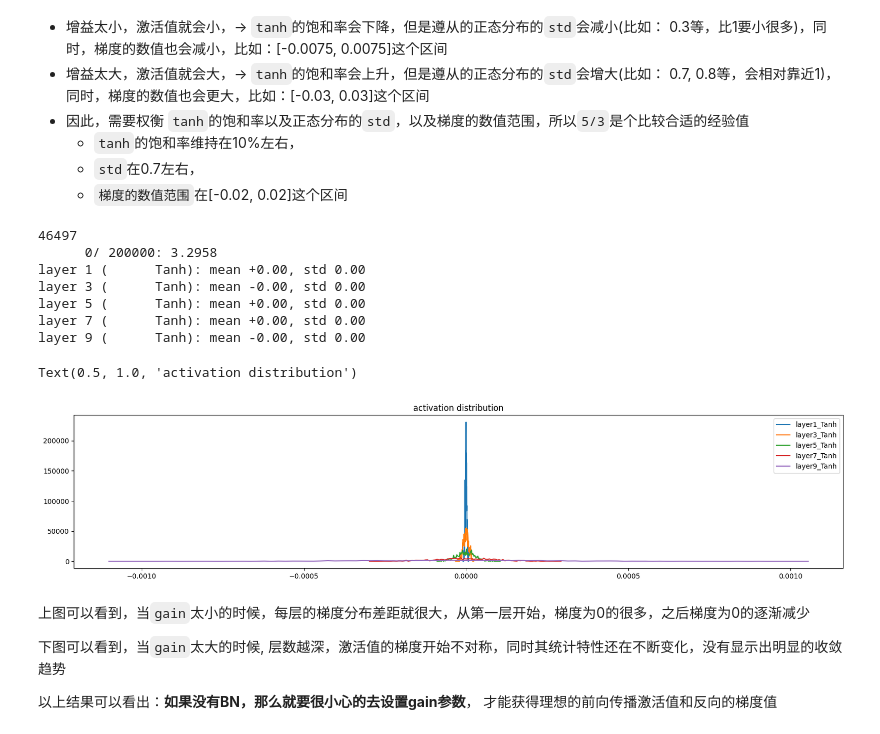
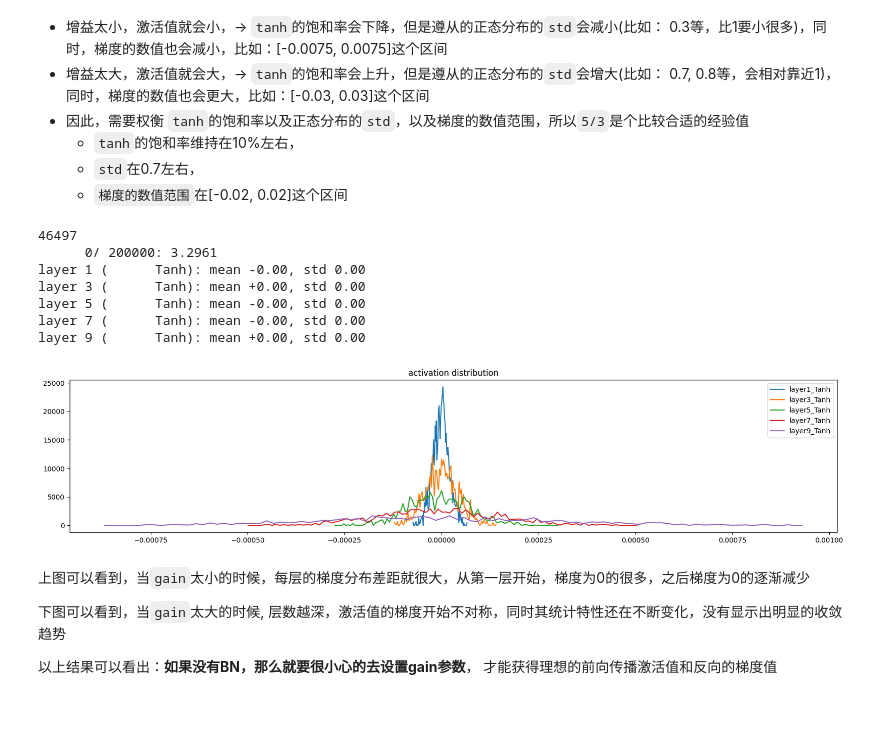
Before and after one commit to CastleDream/learnGPTfromScratch, a Jupyter notebook: code/4_MLP2_demo.ipynb, the cells around one changed output. Cells and saved outputs as stored; diff of their text form; code cells hidden in the pictures.

```diff
--- a/code/4_MLP2_demo.ipynb
+++ b/code/4_MLP2_demo.ipynb
@@ -125,7 +125,7 @@ a.weight.shape[0]
 # %% [markdown]
 ## 网络定义
 # %%
-def run(gain):
+def run(gain, normal_run = False):
     n_embd = 10 # the dimensionality of the character embedding vectors
     n_hidden = 100 # the number of neurons in the hidden layer of the MLP
     g = torch.Generator().manual_seed(2147483647) # for reproducibility
@@ -190,7 +190,13 @@ def run(gain):
       if i % 10000 == 0: # print every once in a while
         print(f'{i:7d}/{max_steps:7d}: {loss.item():.4f}')
       lossi.append(loss.log10().item())
-      break # AFTER_DEBUG: would take out obviously to run full optimization
-    return layers
+
+      # 只运行1次，就break，查看初始化状态；运行1000次看状态，看反向传播不同层的梯度更新速度
+      if normal_run:
+          if i >= 1000:
+              break
+      else:
+          break # AFTER_DEBUG: would take out obviously to run full optimization
+    return layers,parameters
 # %% [markdown]
 只执行了一次前向和反向，相当于此时模型参数虽然更新了，但是还没有计算损失，因此，反映的是利用初始化状态来计算梯度的情况
@@ -325,29 +336,17 @@ Text(0.5, 1.0, 'activation distribution')
   + `std`在0.7左右，
   + `梯度的数值范围`在[-0.02, 0.02]这个区间
 # %%
-layers = run(gain = 0.3) # gain = 1   gain = 0.5
-plt.figure(figsize=(20, 4))
-legends = []
-for i, layer in enumerate(layers[:-1]):
-  if isinstance(layer, Tanh):
-  # if isinstance(layer, Linear):
-    t = layer.out.grad
-    print('layer %d (%10s): mean %+.2f, std %.2f' % (i, layer.__class__.__name__, t.mean(), t.std()))
-    hy, hx = torch.histogram(t, density=True)
-    plt.plot(hx[:-1].detach(), hy.detach())
-    legends.append(f'layer{i}_{layer.__class__.__name__}')
-plt.legend(legends);
-plt.title('activation distribution')
+layers, _ = run(gain = 0.5) # gain = 1   gain = 0.5
+plot_out_grad(layers)
 # %% [output]
 46497
-      0/ 200000: 3.2958
-layer 1 (      Tanh): mean +0.00, std 0.00
-layer 3 (      Tanh): mean -0.00, std 0.00
-layer 5 (      Tanh): mean +0.00, std 0.00
-layer 7 (      Tanh): mean +0.00, std 0.00
-layer 9 (      Tanh): mean -0.00, std 0.00
+      0/ 200000: 3.2961
+layer 1 (      Tanh): mean -0.00, std 0.00
+layer 3 (      Tanh): mean +0.00, std 0.00
+layer 5 (      Tanh): mean -0.00, std 0.00
+layer 7 (      Tanh): mean -0.00, std 0.00
+layer 9 (      Tanh): mean +0.00, std 0.00
-Text(0.5, 1.0, 'activation distribution')
-[figure, old version]
+[figure, new version]
 # %% [markdown]
 上图可以看到，当`gain`太小的时候，每层的梯度分布差距就很大，从第一层开始，梯度为0的很多，之后梯度为0的逐渐减少
 
```
Also changed, not shown: parts of 28 cells of this notebook, 1 other file.
